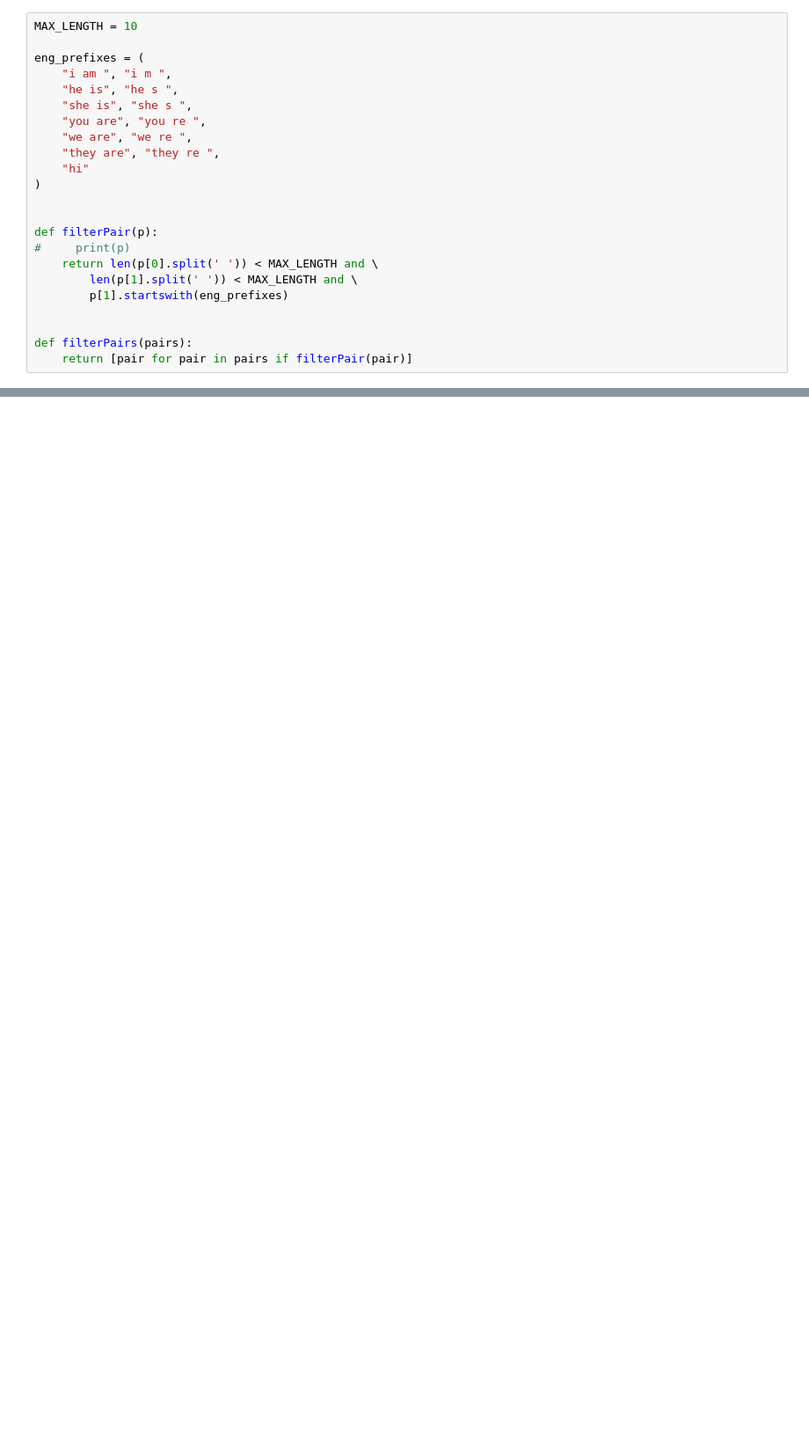
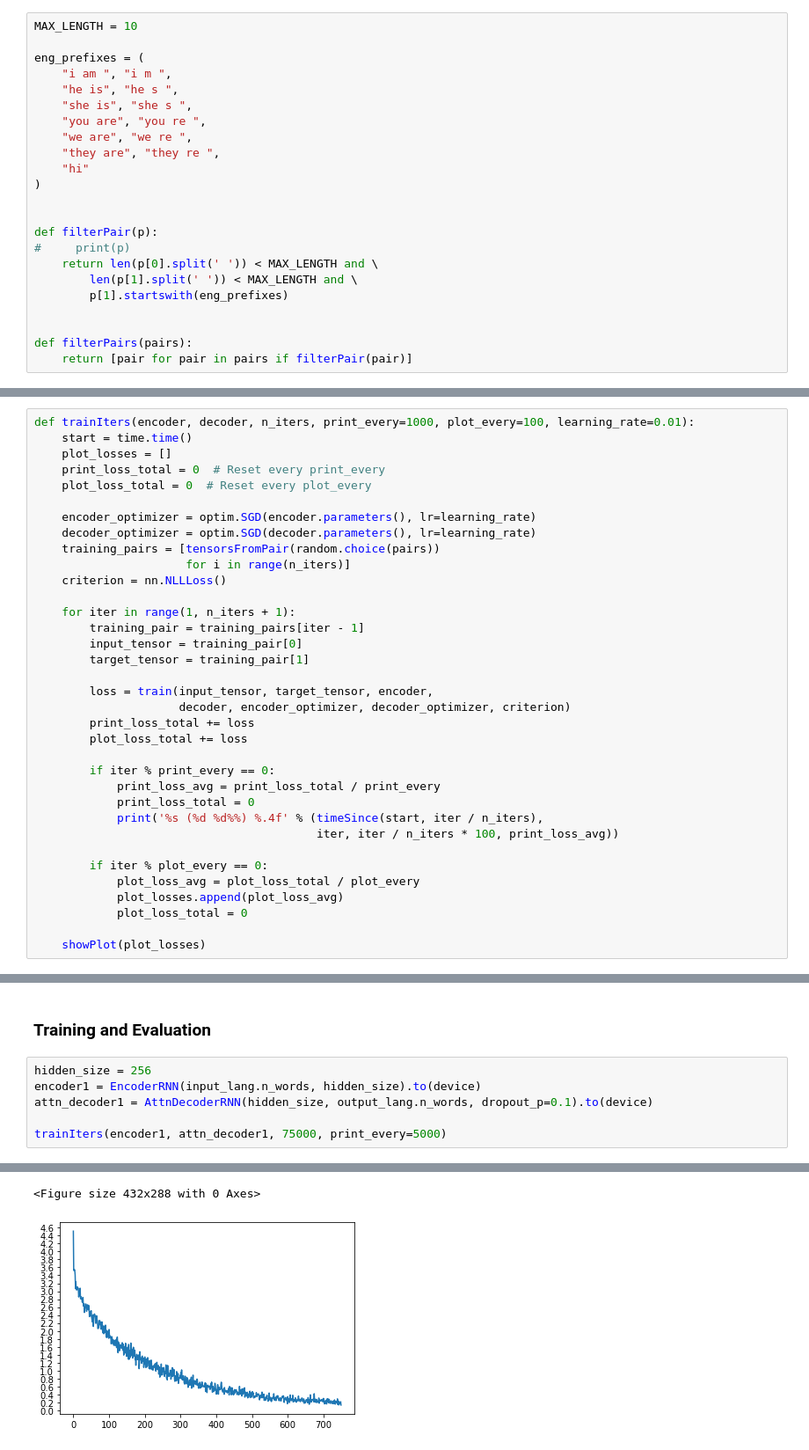
Before and after one commit to vrajeshtrichy/AI-ML-NLP-MachineTranslation, a Jupyter notebook: Translation-Dutch-to-English-PyTorch-Seq2Seq-RNN.ipynb, the cells around one changed output, grey strips where cells are left out. Shown: that part at 88% size. Cells and saved outputs as stored; diff of their text form; blank space fills up the shorter version.

Commit message:
Trained Model on Sample. Evaluated. Saved and Tested model.

```diff
--- a/Translation-Dutch-to-English-PyTorch-Seq2Seq-RNN.ipynb
+++ b/Translation-Dutch-to-English-PyTorch-Seq2Seq-RNN.ipynb
@@ -248,0 +318,35 @@ for line in glove_file:
+# %%
+def trainIters(encoder, decoder, n_iters, print_every=1000, plot_every=100, learning_rate=0.01):
+    start = time.time()
+    plot_losses = []
+    print_loss_total = 0  # Reset every print_every
+    plot_loss_total = 0  # Reset every plot_every
+
+    encoder_optimizer = optim.SGD(encoder.parameters(), lr=learning_rate)
+    decoder_optimizer = optim.SGD(decoder.parameters(), lr=learning_rate)
+    training_pairs = [tensorsFromPair(random.choice(pairs))
+                      for i in range(n_iters)]
+    criterion = nn.NLLLoss()
+
+    for iter in range(1, n_iters + 1):
+        training_pair = training_pairs[iter - 1]
+        input_tensor = training_pair[0]
+        target_tensor = training_pair[1]
+
+        loss = train(input_tensor, target_tensor, encoder,
+                     decoder, encoder_optimizer, decoder_optimizer, criterion)
+        print_loss_total += loss
+        plot_loss_total += loss
+
+        if iter % print_every == 0:
+            print_loss_avg = print_loss_total / print_every
+            print_loss_total = 0
+            print('%s (%d %d%%) %.4f' % (timeSince(start, iter / n_iters),
+                                         iter, iter / n_iters * 100, print_loss_avg))
+
+        if iter % plot_every == 0:
+            plot_loss_avg = plot_loss_total / plot_every
+            plot_losses.append(plot_loss_avg)
+            plot_loss_total = 0
+
+    showPlot(plot_losses)
@@ -248,0 +418,9 @@ for line in glove_file:
+# %% [markdown]
+### Training and Evaluation
+# %%
+hidden_size = 256
+encoder1 = EncoderRNN(input_lang.n_words, hidden_size).to(device)
+attn_decoder1 = AttnDecoderRNN(hidden_size, output_lang.n_words, dropout_p=0.1).to(device)
+
+trainIters(encoder1, attn_decoder1, 75000, print_every=5000)
+# %% [output]
@@ -248,0 +442,2 @@ for line in glove_file:
+<Figure size 432x288 with 0 Axes>
+[figure, added]
```
Also changed, not shown: parts of 50 cells of this notebook, 4 other files.
